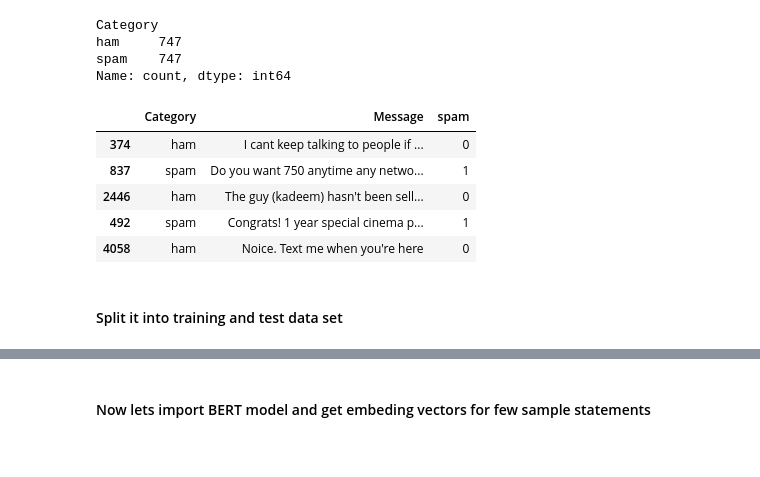
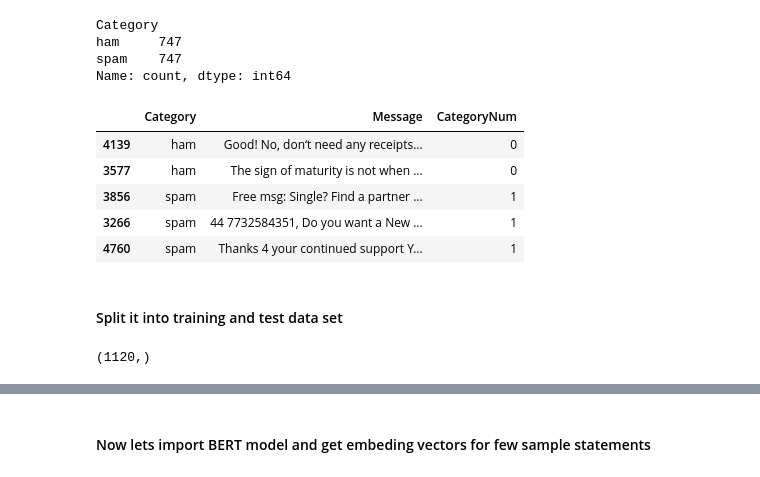
Before and after one commit to mijanur-rahman-40/deep-learning, a Jupyter notebook: codebasics/47_BERT_text_classification/BERT_email_classification-handle-imbalance.ipynb, the cells around one changed output, grey strips where cells are left out. Drawn from its saved outputs; the diff is of its cells as text; code cells hidden in the pictures.

```diff
--- a/codebasics/47_BERT_text_classification/BERT_email_classification-handle-imbalance.ipynb
+++ b/codebasics/47_BERT_text_classification/BERT_email_classification-handle-imbalance.ipynb
@@ -78,14 +79,14 @@ ham     747
 spam    747
 Name: count, dtype: int64
 # %%
-df_balanced['spam']=df_balanced['Category'].apply(lambda x: 1 if x=='spam' else 0)
+df_balanced['CategoryNum']=df_balanced['Category'].apply(lambda x: 1 if x=='spam' else 0)
 df_balanced.sample(5)
 # %% [output]
-|  | Category | Message | spam |
-| 374 | ham | I cant keep talking to people if ... | 0 |
-| 837 | spam | Do you want 750 anytime any netwo... | 1 |
-| 2446 | ham | The guy (kadeem) hasn't been sell... | 0 |
-| 492 | spam | Congrats! 1 year special cinema p... | 1 |
-| 4058 | ham | Noice. Text me when you're here | 0 |
+|  | Category | Message | CategoryNum |
+| 4139 | ham | Good! No, don‘t need any receipts... | 0 |
+| 3577 | ham | The sign of maturity is not when ... | 0 |
+| 3856 | spam | Free msg: Single? Find a partner ... | 1 |
+| 3266 | spam | 44 7732584351, Do you want a New ... | 1 |
+| 4760 | spam | Thanks 4 your continued support Y... | 1 |
 # %% [markdown]
 <h4>Split it into training and test data set</h4>
@@ -96,3 +93,13 @@ X_train, X_test, y_train, y_test = train_test_split(df_balanced['Message'],df_ba
+# %%
+from sklearn.model_selection import train_test_split
+
+X_train, X_test, y_train, y_test = train_test_split(df_balanced['Message'], df_balanced['CategoryNum'], stratify=df_balanced['CategoryNum'])
+# stratify parameter makes a split so that the proportion of values in the sample produced will be the same as the proportion of values provided to parameter stratify.
+y_train.shape
+# y_test.shape
+# X_test.shape
+# %% [output]
+(1120,)
 # %%
 X_train.head(4)
 # %% [output]
```
Also changed, not shown: parts of 15 cells of this notebook, 3 other files.
